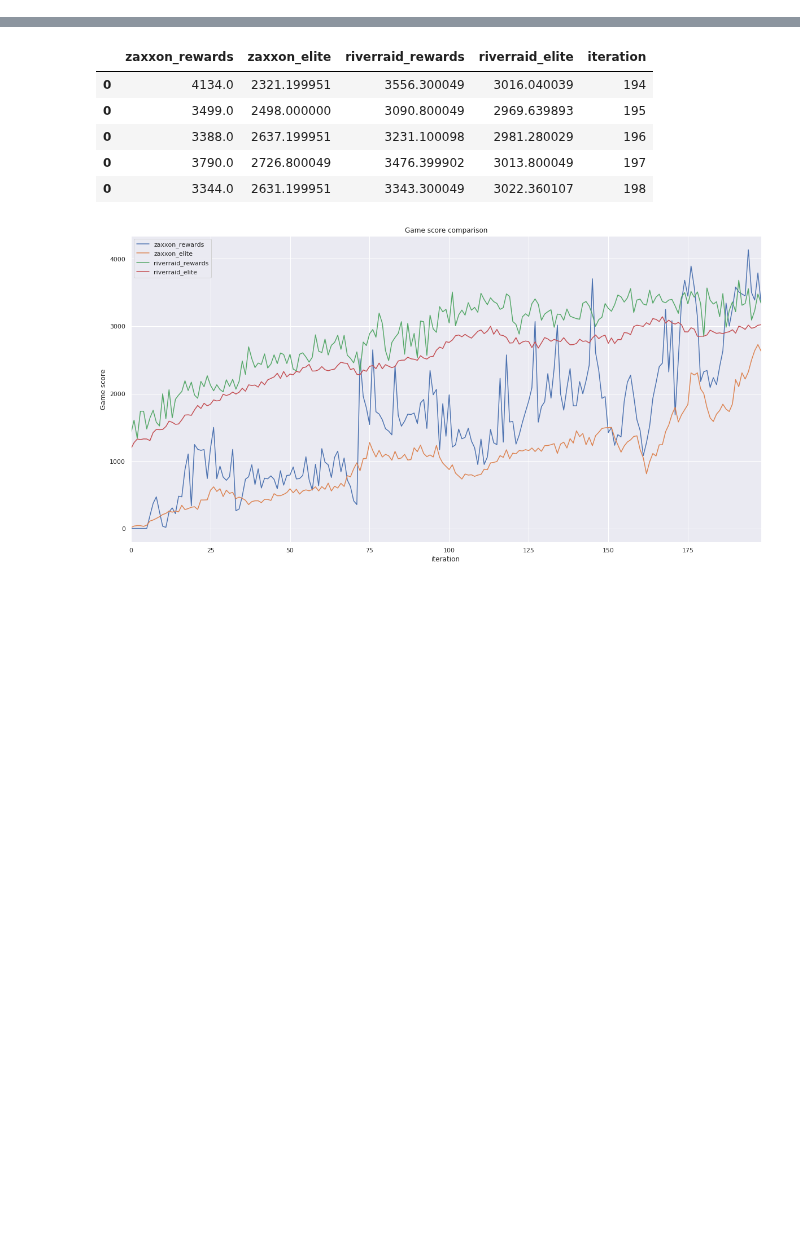
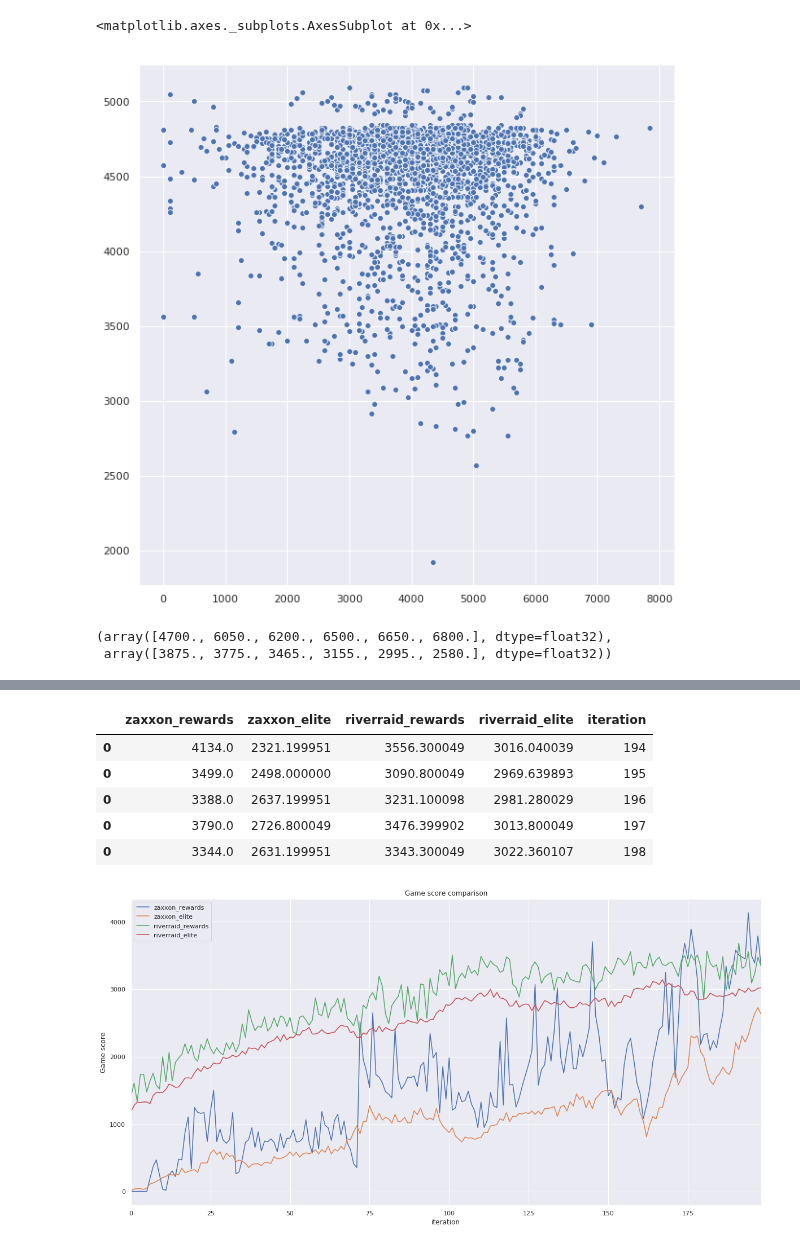
Before and after one commit to deyandyankov/research.mtne, a Jupyter notebook: gpu_implementation/analysis/metrics.ipynb, the cells around one changed output, grey strips where cells are left out. Saved outputs shown, nothing was run; the diff lists cells and outputs as text; code cells hidden in the pictures; blank space fills up the shorter version.

```diff
--- a/gpu_implementation/analysis/metrics.ipynb
+++ b/gpu_implementation/analysis/metrics.ipynb
@@ -52,0 +98,10 @@ exp
+# %%
+sns.scatterplot(x=game0_rewards, y=game1_rewards)
+# %% [output]
+<matplotlib.axes._subplots.AxesSubplot at 0x...>
+[figure, added]
+# %%
+pareto_iteration
+# %% [output]
+(array([4700., 6050., 6200., 6500., 6650., 6800.], dtype=float32),
+ array([3875., 3775., 3465., 3155., 2995., 2580.], dtype=float32))
```
Also changed, not shown: parts of 17 cells of this notebook, 3 other files.
